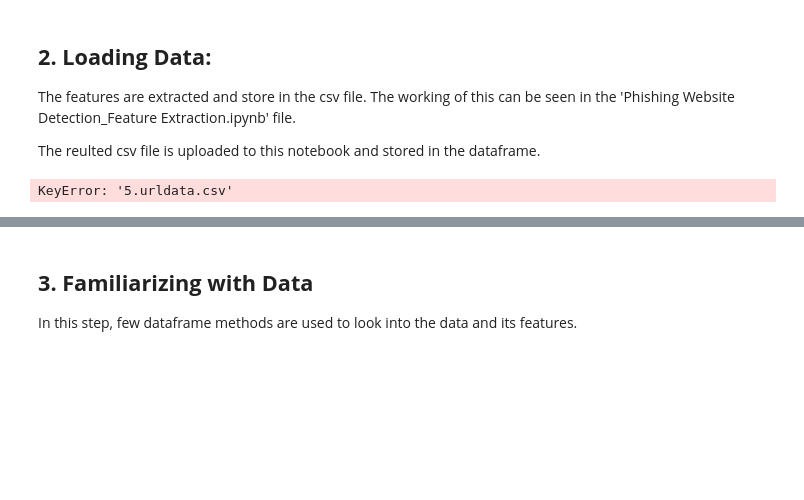
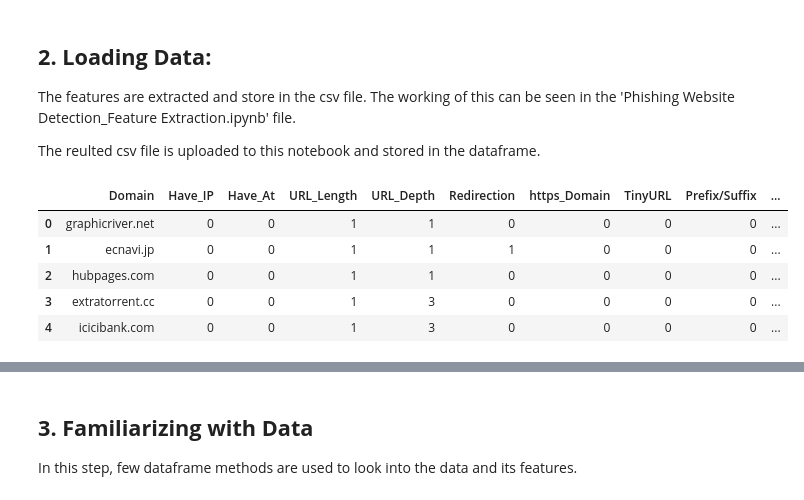
Before and after one commit to OwaisGit12/anime-project, a Jupyter notebook: Phishing Website Detection_Models & Training.ipynb, the cells around one changed output, grey strips where cells are left out. Drawn from its saved outputs; the diff is of its cells as text; code cells hidden in the pictures; blank space fills up the shorter version.

```diff
--- a/Phishing Website Detection_Models & Training.ipynb
+++ b/Phishing Website Detection_Models & Training.ipynb
@@ -23,10 +23,15 @@ import matplotlib.pyplot as plt
 # %%
 #Loading the data
 import io
-data0 = pd.read_csv(io.BytesIO(uploaded['5.urldata.csv']))
+data0 = pd.read_csv(io.BytesIO(uploaded['5.urldata (4).csv']))
 data0.head()
 # %% [output]
-KeyError: '5.urldata.csv'
+|  | Domain | Have_IP | Have_At | URL_Length | URL_Depth | Redirection | https_Domain | TinyURL | Prefix/Suffix | ... |
+| 0 | graphicriver.net | 0 | 0 | 1 | 1 | 0 | 0 | 0 | 0 | ... |
+| 1 | ecnavi.jp | 0 | 0 | 1 | 1 | 1 | 0 | 0 | 0 | ... |
+| 2 | hubpages.com | 0 | 0 | 1 | 1 | 0 | 0 | 0 | 0 | ... |
+| 3 | extratorrent.cc | 0 | 0 | 1 | 3 | 0 | 0 | 0 | 0 | ... |
+| 4 | icicibank.com | 0 | 0 | 1 | 3 | 0 | 0 | 0 | 0 | ... |
 # %%
 from google.colab import files
 uploaded = files.upload()
```
Also changed, not shown: parts of 31 cells of this notebook.
